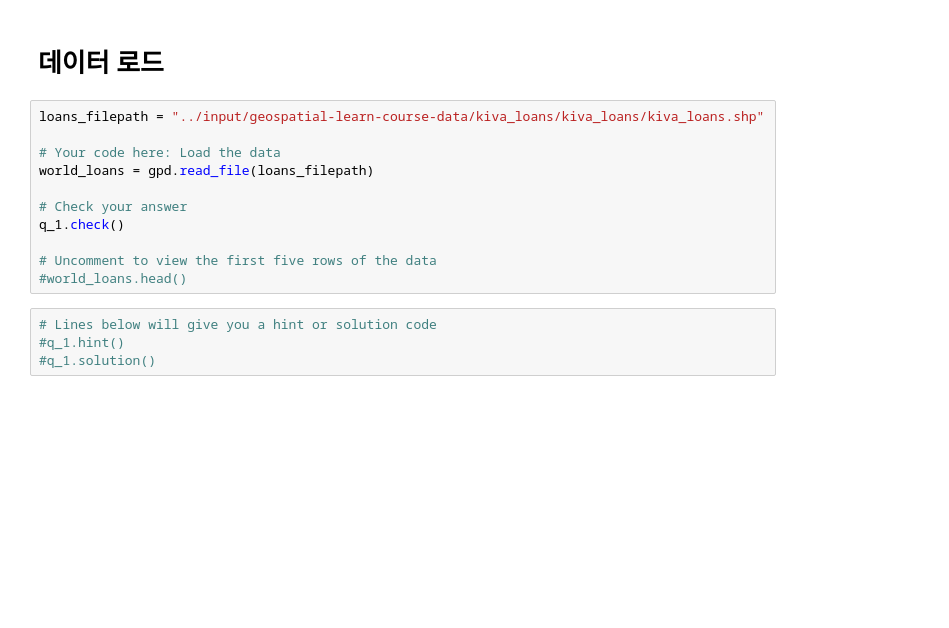
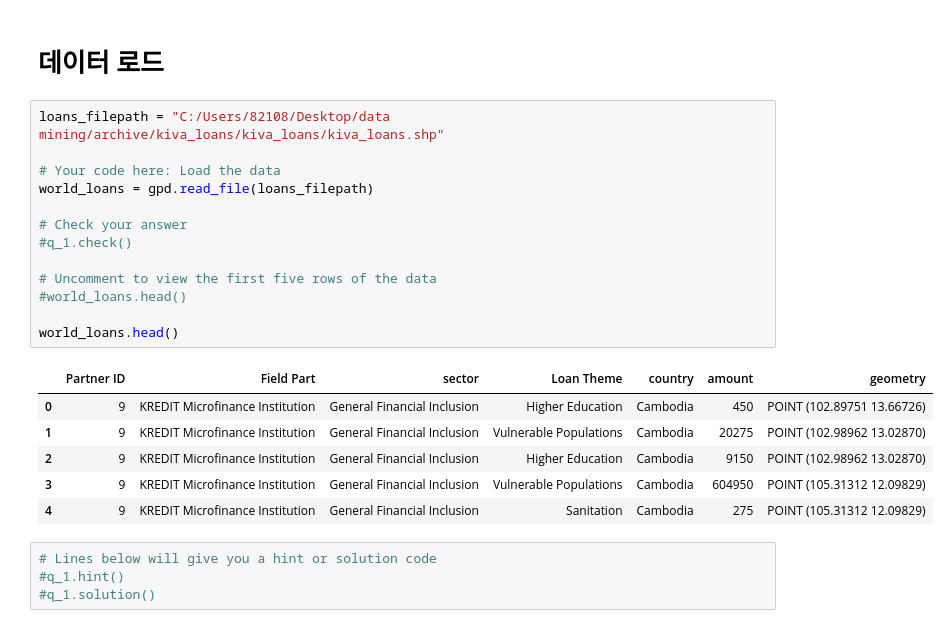
Before and after one commit to yeaun12/blog, a Jupyter notebook: _notebooks/2022-05-28-exercise-your-first-map.ipynb, the cells around one changed output. Saved outputs shown, nothing was run; the diff lists cells and outputs as text; blank space fills up the shorter version.

```diff
--- a/_notebooks/2022-05-28-exercise-your-first-map.ipynb
+++ b/_notebooks/2022-05-28-exercise-your-first-map.ipynb
@@ -39,16 +35,25 @@ Use the next cell to load the shapefile located at `loans_filepath` to create a
 # %% [markdown]
 # 데이터 로드
 # %%
-loans_filepath = "../input/geospatial-learn-course-data/kiva_loans/kiva_loans/kiva_loans.shp"
+loans_filepath = "C:/Users/82108/Desktop/data mining/archive/kiva_loans/kiva_loans/kiva_loans.shp"
 
 # Your code here: Load the data
 world_loans = gpd.read_file(loans_filepath)
 
 # Check your answer
-q_1.check()
+#q_1.check()
 
 # Uncomment to view the first five rows of the data
 #world_loans.head()
+
+world_loans.head()
+# %% [output]
+|  | Partner ID | Field Part | sector | Loan Theme | country | amount | geometry |
+| 0 | 9 | KREDIT Microfinance Institution | General Financial Inclusion | Higher Education | Cambodia | 450 | POINT (102.89751 13.66726) |
+| 1 | 9 | KREDIT Microfinance Institution | General Financial Inclusion | Vulnerable Populations | Cambodia | 20275 | POINT (102.98962 13.02870) |
+| 2 | 9 | KREDIT Microfinance Institution | General Financial Inclusion | Higher Education | Cambodia | 9150 | POINT (102.98962 13.02870) |
+| 3 | 9 | KREDIT Microfinance Institution | General Financial Inclusion | Vulnerable Populations | Cambodia | 604950 | POINT (105.31312 12.09829) |
+| 4 | 9 | KREDIT Microfinance Institution | General Financial Inclusion | Sanitation | Cambodia | 275 | POINT (105.31312 12.09829) |
 # %%
 # Lines below will give you a hint or solution code
 #q_1.hint()
```
Also changed, not shown: parts of 10 cells of this notebook.
